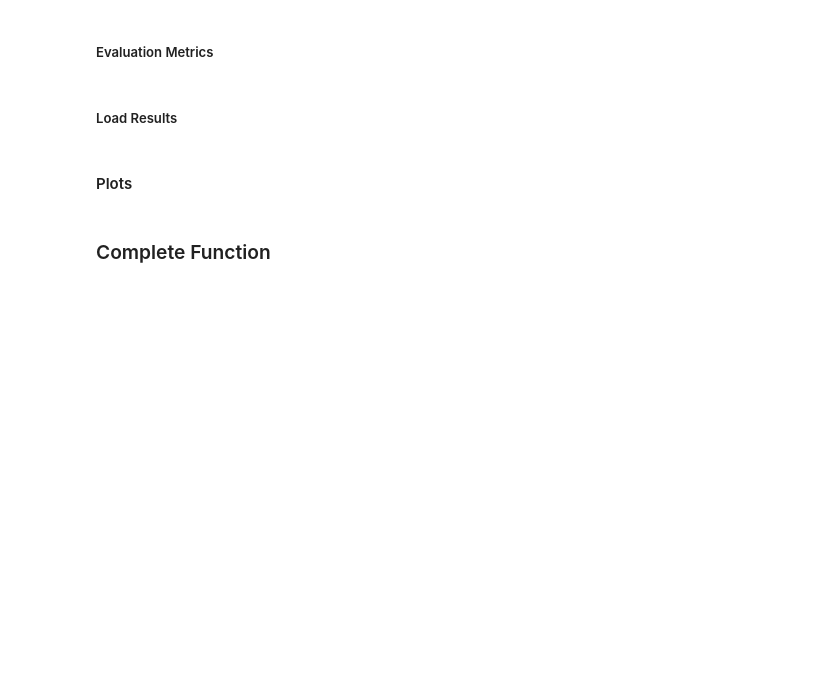
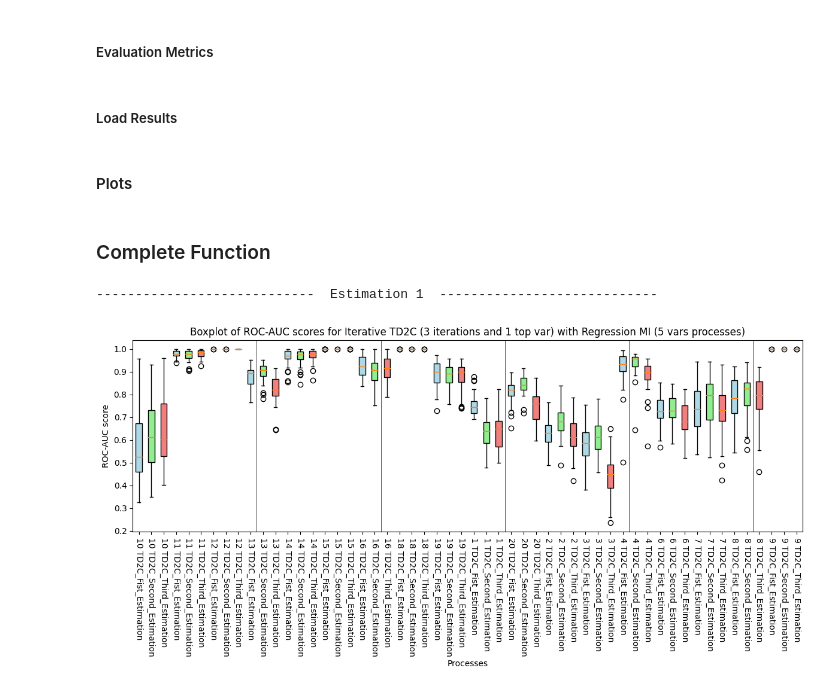
Before and after one commit to jacopoUCL/td2c, a Jupyter notebook: notebooks/contributions/td2c_extesions/IterativeTD2C.ipynb, the cells around one changed output. Drawn from its saved outputs; the diff is of its cells as text; code cells hidden in the pictures; blank space fills up the shorter version.

```diff
--- a/notebooks/contributions/td2c_extesions/IterativeTD2C.ipynb
+++ b/notebooks/contributions/td2c_extesions/IterativeTD2C.ipynb
@@ -1580,23 +1918,7 @@ def iterative_td2c(method = 'ts', k = 1, it = 3, data_folder = 'home/data/', des
 # %%
-iterative_td2c(method = 'ts', k = 1, it = 3,
+iterative_td2c(method = 'ts', k = 1, it = 3, top_vars=3,
                data_folder = '/home/jpalombarini/td2c/notebooks/contributions/td2c_extesions/data/to_use/',
                descr_folder = '/home/jpalombarini/td2c/notebooks/contributions/td2c_extesions/descriptors/Regression/TD2C/try_complete_function/',
-               results_folder = '/home/jpalombarini/td2c/notebooks/contributions/td2c_extesions/results/Regression/journals/try_complete_function/')
+               results_folder = '/home/jpalombarini/td2c/notebooks/contributions/td2c_extesions/results/Regression/try_complete_function/')
+# %% [output]
+----------------------------  Estimation 1  ----------------------------
-# %%
-k = 1
-it = 3
-method = 'TD2C'
-
-# load results
-input_folder_0 = '/home/jpalombarini/td2c/notebooks/contributions/td2c_extesions/results/Regression/journals/try_complete_function/journals/initial/'
-input_folder_1 = '/home/jpalombarini/td2c/notebooks/contributions/td2c_extesions/results/Regression/journals/try_complete_function/journals/estimate_2/'
-input_folder_2 = '/home/jpalombarini/td2c/notebooks/contributions/td2c_extesions/results/Regression/journals/try_complete_function/journals/estimate_3/'
-
-with open(os.path.join(input_folder_0, f'causal_df_top_{k}_td2c_R_N5_unified.pkl'), 'rb') as f:
-    TD2C_0_rocs_process, TD2C_0_precision_process, TD2C_0_recall_process, TD2C_0_f1_process, causal_df_0 = pickle.load(f)
-
-with open(os.path.join(input_folder_1, f'causal_df_top_{k}_td2c_R_N5_unified.pkl'), 'rb') as f:
-    Estimate_1_rocs_process, Estimate_1_precision_process, Estimate_1_recall_process, Estimate_1_f1_process, causal_df_1 = pickle.load(f)
-
-with open(os.path.join(input_folder_2, f'causal_df_top_{k}_td2c_R_N5_unified.pkl'), 'rb') as f:
-    Estimate_2_rocs_process, Estimate_2_precision_process, Estimate_2_recall_process, Estimate_2_f1_process, causal_df_2 = pickle.load(f)
@@ -1606,62 +1974,68 @@ it = 3
 method = 'TD2C'
 
 # ROC-AUC scores PLOTS
-df1 = pd.DataFrame(TD2C_0_rocs_process)
-df2 = pd.DataFrame(Estimate_1_rocs_process)
-df3 = pd.DataFrame(Estimate_2_rocs_process)
-# df4 = pd.DataFrame(Estimate_3_rocs_process)
-# df5 = pd.DataFrame(Estimate_4_rocs_process)
-# df6 = pd.DataFrame(Estimate_5_rocs_process)
-# df7 = pd.DataFrame(Estimate_6_rocs_process)
-# df8 = pd.DataFrame(Estimate_7_rocs_process)
-# df9 = pd.DataFrame(Estimate_8_rocs_process)
-# df10 = pd.DataFrame(Estimate_9_rocs_process)
+df1 = pd.DataFrame(TD2C_1_rocs_process)
+df2 = pd.DataFrame(TD2C_2_rocs_process)
+df3 = pd.DataFrame(TD2C_3_rocs_process)
+df4 = pd.DataFrame(TD2C_4_rocs_process)
+df5 = pd.DataFrame(TD2C_5_rocs_process)
+df6 = pd.DataFrame(TD2C_6_rocs_process)
+df7 = pd.DataFrame(TD2C_7_rocs_process)
+df8 = pd.DataFrame(TD2C_8_rocs_process)
+df9 = pd.DataFrame(TD2C_9_rocs_process)
+df10 = pd.DataFrame(TD2C_10_rocs_process)
 
 # Combine data for boxplot
 combined_data = []
 
 for col in df1.columns:
     combined_data.append(df1[col])
     combined_data.append(df2[col])
     combined_data.append(df3[col])
-    # combined_data.append(df4[col])
-    # combined_data.append(df5[col])
-    # combined_data.append(df6[col])
-    # combined_data.append(df7[col])
-    # combined_data.append(df8[col])
-    # combined_data.append(df9[col])
-    # combined_data.append(df10[col])
-
+    combined_data.append(df4[col])
+    combined_data.append(df5[col])
+    combined_data.append(df6[col])
+    combined_data.append(df7[col])
+    combined_data.append(df8[col])
+    combined_data.append(df9[col])
+    combined_data.append(df10[col])
 
 # Create labels for x-axis
 labels = []
 for col in df1.columns:
     labels.append(f'{col} TD2C_Fist_Estimation')
     labels.append(f'{col} TD2C_Second_Estimation')
     labels.append(f'{col} TD2C_Third_Estimation')
-    # labels.append(f'{col} TD2C_Fourth_Estimation')
-    # labels.append(f'{col} TD2C_Fifth_Estimation')
-    # labels.append(f'{col} TD2C_Sixth_Estimation')
-    # labels.append(f'{col} TD2C_Seventh_Estimation')
-    # labels.append(f'{col} TD2C_Eighth_Estimation')
-    # labels.append(f'{col} TD2C_Ninth_Estimation')
-    # labels.append(f'{col} TD2C_Tenth_Estimation')
+    labels.append(f'{col} TD2C_Fourth_Estimation')
+    labels.append(f'{col} TD2C_Fifth_Estimation')
+    labels.append(f'{col} TD2C_Sixth_Estimation')
+    labels.append(f'{col} TD2C_Seventh_Estimation')
+    labels.append(f'{col} TD2C_Eighth_Estimation')
+    labels.append(f'{col} TD2C_Ninth_Estimation')
+    labels.append(f'{col} TD2C_Tenth_Estimation')
 
 # Plotting
 plt.figure(figsize=(12, 6))
 box = plt.boxplot(combined_data, patch_artist=True)
 
 # Color customization
 colors = ['lightblue', 'lightgreen', 'lightcoral']
 for patch, i in zip(box['boxes'], range(len(box['boxes']))):
     patch.set_facecolor(colors[i % 3])
 
 plt.xticks(range(1, len(labels) + 1), labels, rotation=-90)
 plt.title(f'Boxplot of ROC-AUC scores for Iterative {method} ({it} iterations and {k} top var) with Regression MI (5 vars processes)')
 plt.xlabel('Processes')
 plt.ylabel('ROC-AUC score')
 plt.tight_layout()
+
+# a vertical line every 10 columns
+for i in range(10, len(labels), 10):
+    plt.axvline(i + 0.5, color='black', linewidth=0.5)
+
 plt.show()
+# %% [output]
+[figure, added]
 # %%
 k = 1
 it = 3
```
Also changed, not shown: parts of 5 cells of this notebook, 1 other file.
